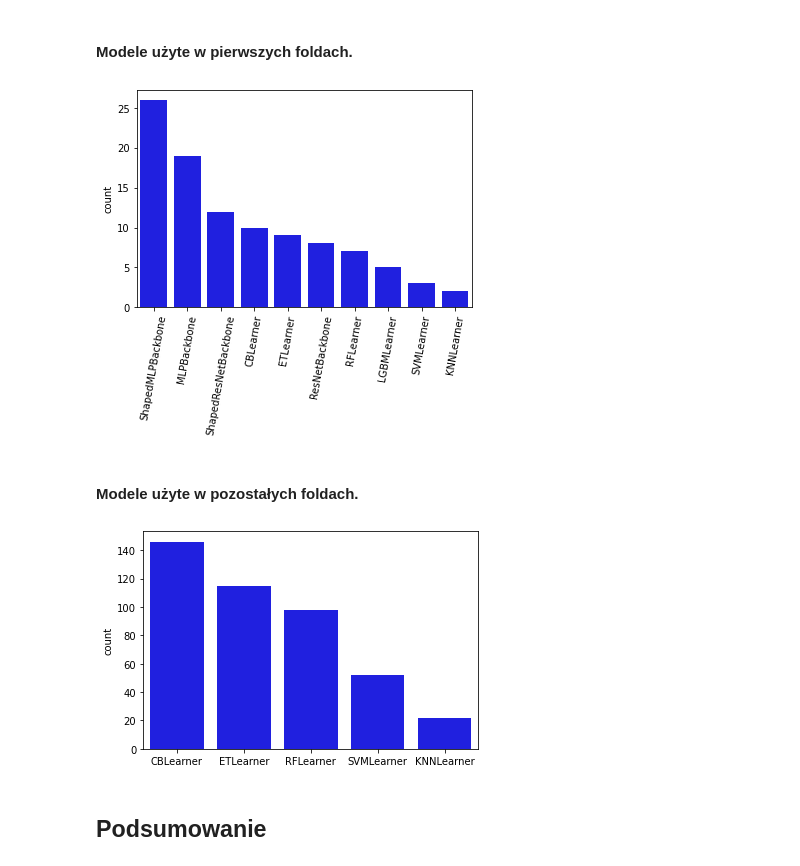
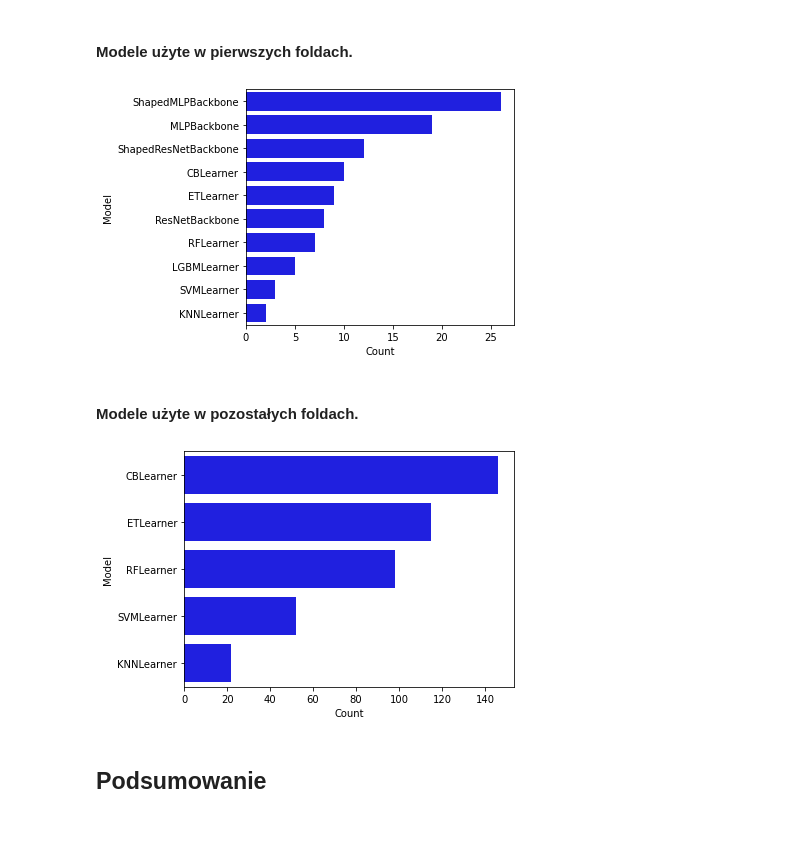
Before and after one commit to mini-pw/2022L-WB-AutoML, a Jupyter notebook: projects/WTF/final/plots/scripts/Ewaluacja.ipynb, the cells around one changed output. Cells and saved outputs as stored; diff of their text form; code cells hidden in the pictures; blank space fills up the shorter version.

```diff
--- a/projects/WTF/final/plots/scripts/Ewaluacja.ipynb
+++ b/projects/WTF/final/plots/scripts/Ewaluacja.ipynb
@@ -145,18 +145,23 @@ for s in m:
 # %% [markdown]
 #### Modele użyte w pierwszych foldach.
 # %%
-sns.countplot(x = m, color = 'b',  order = pd.Series(m).value_counts().index)
-plt.xticks(rotation=80)
-plt.show()
+from matplotlib import rcParams
+rcParams.update({'figure.autolayout':True})
+sns.countplot(y = m, color = 'b',  order = pd.Series(m).value_counts().index)
+plt.xlabel('Count')
+plt.ylabel('Model')
+plt.savefig('models1.png')
 # %% [output]
-[figure, old version]
+[figure, new version]
 # %% [markdown]
 #### Modele użyte w pozostałych foldach.
 # %%
-sns.countplot(x = modele_kl, color = 'b',  order = pd.Series(modele_kl).value_counts().index)
-plt.show()
+sns.countplot(y = modele_kl, color = 'b',  order = pd.Series(modele_kl).value_counts().index)
+plt.xlabel('Count')
+plt.ylabel('Model')
+plt.savefig('model2-10.png')
 # %% [output]
-[figure, old version]
+[figure, new version]
 # %% [markdown]
 ## Podsumowanie
 # %% [markdown]
```
Also changed, not shown: parts of 1 cell of this notebook.
